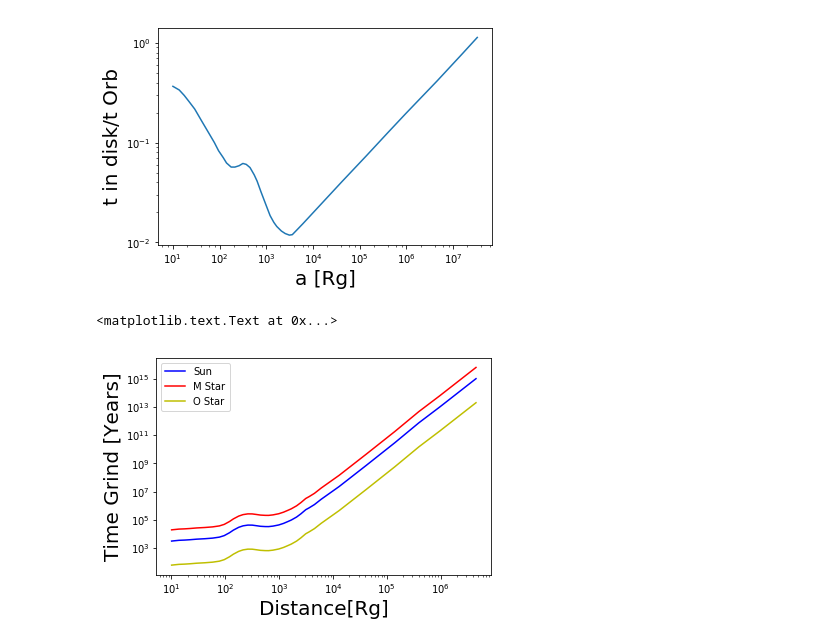
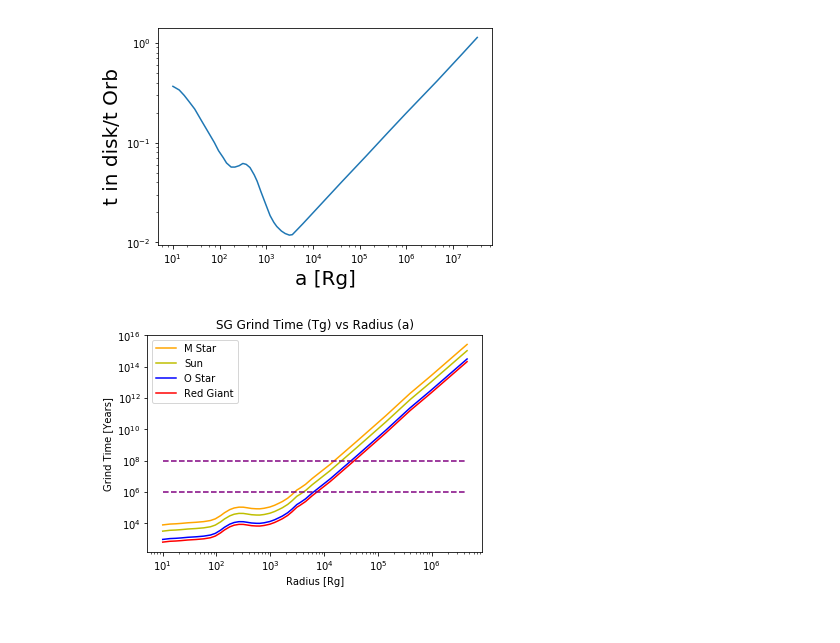
Before and after one commit to gfabj/Summer_Research_Project, a Jupyter notebook: SG_Model.ipynb, the cells around one changed output. Saved outputs shown, nothing was run; the diff lists cells and outputs as text; code cells hidden in the pictures.

Commit message:
final version of t grind

```diff
--- a/SG_Model.ipynb
+++ b/SG_Model.ipynb
@@ -390,26 +409,27 @@ def inv_n1(Density_mstar,d_km,h_a2,i_):
 def inv_n2(Density_Ostar,d_km,h_a2,i_):
     n_orb2 = (3*np.pi/4)*(Density_Ostar)*(d_km/r_Ostar)*sin(i_)*TinD(h_a2,i_)
     return n_orb2
+def inv_n3(Density_RG,d_km,h_a2,i_):
+    n_orb3 = (3*np.pi/4)*(Density_RG)*(d_km/r_redg)*sin(i_)*TinD(h_a2,i_)
+    return n_orb3
+def inv_nB(Density_sBH,d_km,Rbondi,h_a2,i_):
+    n_orbB = (3*np.pi/4)*(Density_sBH)*(d_km/Rbondi)*sin(i_)*TinD(h_a2,i_)
+    return n_orbB
 # %%
 def TgrindPi(Density_Ratio,d_km,h_a2,i_,T_Orb1):
     Tg = inv_n(Density_Ratio,d_km,h_a2,i_)**(-1)*T_Orb1/3.154e+7
     return Tg
 def Tgrindm(Density_mstar,d_km,h_a2,i_,T_Orb1):
-    Tgm = inv_n(Density_mstar,d_km,h_a2,i_)**(-1)*T_Orb1/3.154e+7
+    Tgm = inv_n1(Density_mstar,d_km,h_a2,i_)**(-1)*T_Orb1/3.154e+7
     return Tgm
 def TgrindO(Density_Ostar,d_km,h_a2,i_,T_Orb1):
-    TgO = inv_n(Density_Ostar,d_km,h_a2,i_)**(-1)*T_Orb1/3.154e+7
+    TgO = inv_n2(Density_Ostar,d_km,h_a2,i_)**(-1)*T_Orb1/3.154e+7
     return TgO
+def TgrindRG(Density_RG,d_km,h_a2,i_,T_Orb1):
+    TgRG = inv_n3(Density_RG,d_km,h_a2,i_)**(-1)*T_Orb1/3.154e+7
+    return TgRG
+def TgrindsBH(Density_sBH,d_km,Rbondi,h_a2,i_,T_Orb1):
+    Tgs = inv_nB(Density_sBH,d_km,Rbondi,h_a2,i_)**(-1)*T_Orb1/3.154e+7
+    return Tgs
 # %%
 TGrindPi4 = np.array([3.15813297e+03,3.57143347e+03,3.71603122e+03,3.93338028e+03,4.31089194e+03,4.64071980e+03,5.12177931e+03,6.01198328e+03,7.68392520e+03,1.23149483e+04,1.88166937e+04,2.98021414e+04,3.79136480e+04,4.28618620e+04,4.25574554e+04,3.91034530e+04,3.52799880e+04,3.36618417e+04,3.35091330e+04,3.62967044e+04,4.37889822e+04,5.66056741e+04,7.65739892e+04,9.77185413e+04,1.59353260e+05,2.70470657e+05,5.28030528e+05,7.16829526e+05,1.22368039e+06,2.91689700e+06,2.31270105e+07,7.28988821e+08,2.92838888e+10,7.70755271e+11,1.00681959e+13,1.03072206e+15])
-# %%
-logPlot = plt.gca()
-logPlot.loglog(d_rg1,TGrindPi4,c ='b',label = 'Sun')
-logPlot.loglog(d_rg1,Tgrindm(Density_mstar,d_km,h_a2,np.pi/4,T_Orb1), c= 'r', label='M Star')
-logPlot.loglog(d_rg1,TgrindO(Density_Ostar,d_km,h_a2,np.pi/4,T_Orb1), c= 'y', label='O Star')
-plt.legend()
-plt.xlabel('Distance[Rg]',size=20)
-plt.ylabel('Time Grind [Years]',size=20)
-# %% [output]
-<matplotlib.text.Text at 0x...>
-[figure, removed]
@@ -417,0 +436,23 @@ plt.ylabel('Time Grind [Years]',size=20)
+# %%
+TenSix=[]
+for j in range(len(d_rg1)):
+    TenSix.append(10**6)
+TenEight=[]
+for j in range(len(d_rg1)):
+    TenEight.append(10**8)
+
+logPlot = plt.gca()
+logPlot.loglog(d_rg1,Tgrindm(Density_mstar,d_km,h_a2,np.pi/4,T_Orb1), c= 'orange', label='M Star')
+logPlot.loglog(d_rg1,TgrindPi(Density_Ratio,d_km,h_a2,np.pi/4,T_Orb1),c ='y',label = 'Sun')
+logPlot.loglog(d_rg1,TgrindO(Density_Ostar,d_km,h_a2,np.pi/4,T_Orb1), c= 'b', label='O Star')
+logPlot.loglog(d_rg1,TgrindRG(Density_RG,d_km,h_a2,np.pi/4,T_Orb1), c='r', label = 'Red Giant')
+logPlot.loglog(d_rg1,TenSix,'r--',c='purple')
+logPlot.loglog(d_rg1,TenEight,'r--',c='purple')
+plt.title('SG Grind Time (Tg) vs Radius (a)')
+plt.legend()
+plt.xlabel('Radius [Rg]')
+plt.ylabel('Grind Time [Years]')
+ax = plt.subplot(111)
+plt.savefig('Final.pdf', dpi=300, bbox_inches='tight')
+# %% [output]
+[figure, added]
```
Also changed, not shown: parts of 10 cells of this notebook.
